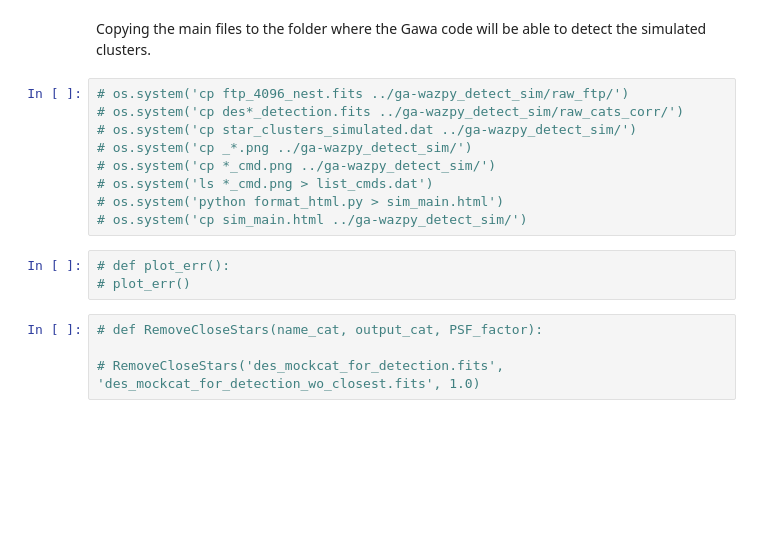
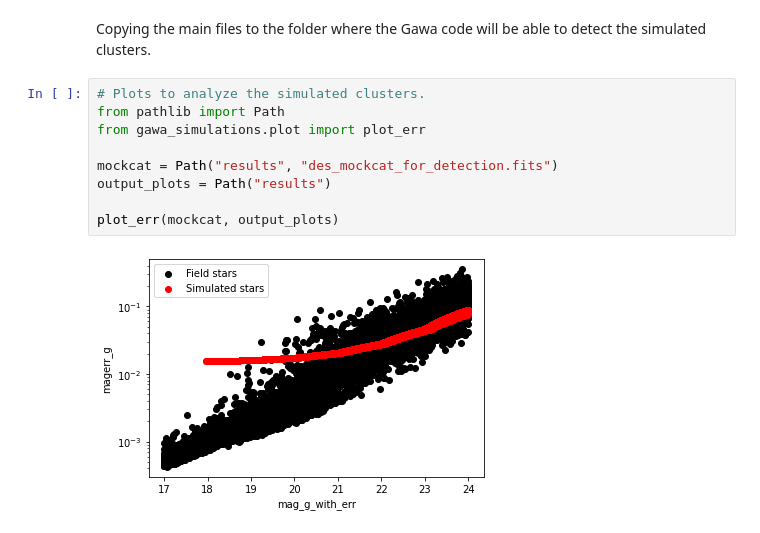
Before and after one commit to linea-it/ga_sim, a Jupyter notebook: teste.ipynb, the cells around one changed output. Cells and saved outputs as stored; diff of their text form; blank space fills up the shorter version.

```diff
--- a/teste.ipynb
+++ b/teste.ipynb
@@ -428,18 +454,13 @@ plots_ang_size(star_clusters_simulated, clus_path, mmin, mmax, cmin, cmax, outpu
 # %% [markdown]
 Copying the main files to the folder where the Gawa code will be able to detect the simulated clusters.
-# %%
-# os.system('cp ftp_4096_nest.fits ../ga-wazpy_detect_sim/raw_ftp/')
-# os.system('cp des*_detection.fits ../ga-wazpy_detect_sim/raw_cats_corr/')
-# os.system('cp star_clusters_simulated.dat ../ga-wazpy_detect_sim/')
-# os.system('cp _*.png ../ga-wazpy_detect_sim/')
-# os.system('cp *_cmd.png ../ga-wazpy_detect_sim/')
-# os.system('ls *_cmd.png > list_cmds.dat')
-# os.system('python format_html.py > sim_main.html')
-# os.system('cp sim_main.html ../ga-wazpy_detect_sim/')
-# %%
-# def plot_err():
-# plot_err()
-# %%
-# def RemoveCloseStars(name_cat, output_cat, PSF_factor):
-
-# RemoveCloseStars('des_mockcat_for_detection.fits', 'des_mockcat_for_detection_wo_closest.fits', 1.0)
+# %%
+# Plots to analyze the simulated clusters.
+from pathlib import Path
+from gawa_simulations.plot import plot_err
+
+mockcat = Path("results", "des_mockcat_for_detection.fits")
+output_plots = Path("results")
+
+plot_err(mockcat, output_plots)
+# %% [output]
+[figure, added]
```
Also changed, not shown: parts of 22 cells of this notebook, 31 other files.
